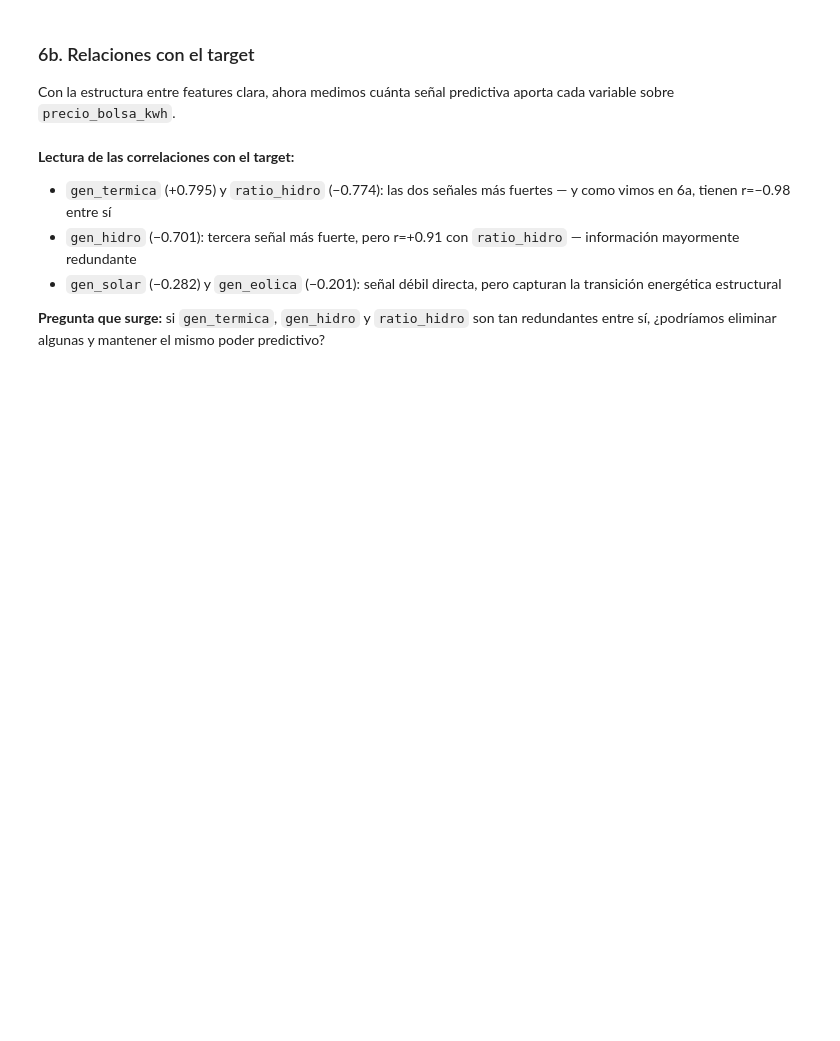
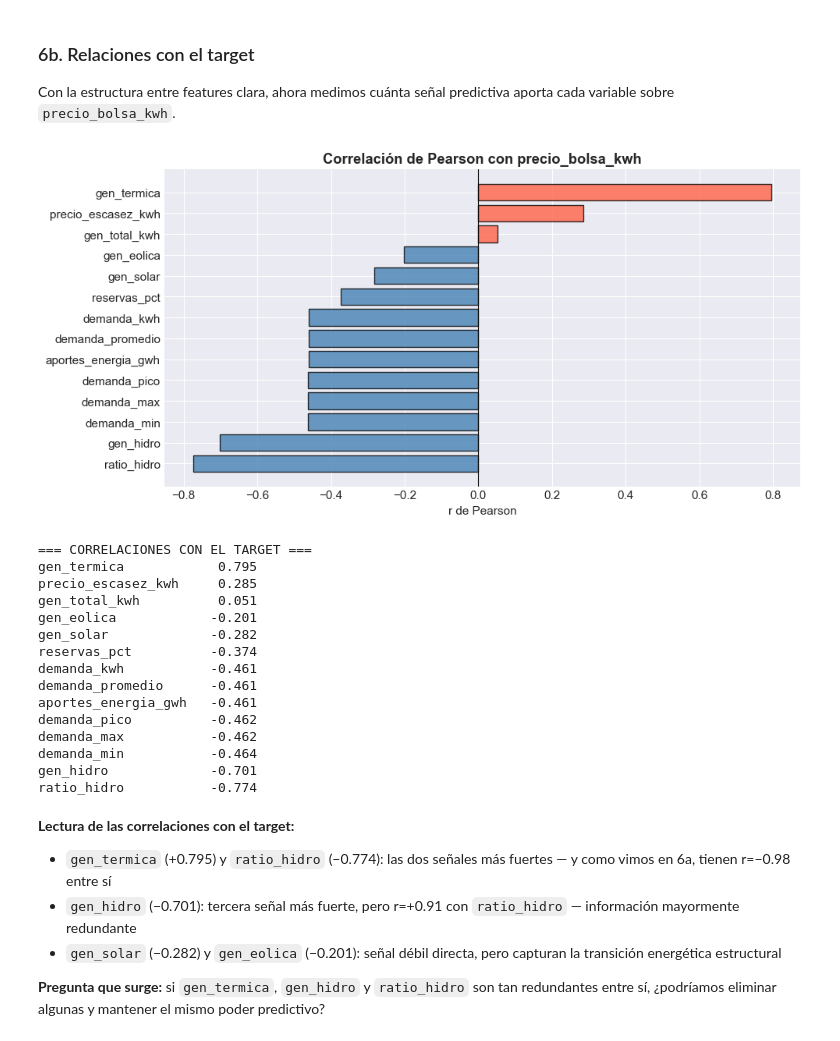
Before and after one commit to oalzatev/AprendizajeML, a Jupyter notebook: notebooks/entrega1_energia_colombia.ipynb, the cells around one changed output. Saved outputs shown, nothing was run; the diff lists cells and outputs as text; code cells hidden in the pictures; blank space fills up the shorter version.

```diff
--- a/notebooks/entrega1_energia_colombia.ipynb
+++ b/notebooks/entrega1_energia_colombia.ipynb
@@ -312,21 +527,42 @@ La señal se **amplifica** a lo largo de la cadena. La multicolinealidad entre `
 Con la estructura entre features clara, ahora medimos cuánta señal predictiva aporta cada variable sobre `precio_bolsa_kwh`.
 # %%
 # Correlaciones con el target
-cols_corr = [c for c in dataset.columns if c not in ['date', 'year_month', 'log_precio_bolsa']]
+excluir = ['date', 'year_month', 'log_precio_bolsa', 'periodo',
+           'diff_max_pico', 'dias_desde_inicio', 'solar_tendencia',
+           'solar_detrended', 'participacion_solar', 'solar_vs_hidro',
+           'termica_evitada_ref', 'solar_momentum_30d']
+cols_corr = [c for c in dataset.columns if c not in excluir]
 corr = dataset[cols_corr].corr()[TARGET].drop(TARGET).sort_values(ascending=False)
 
 fig, ax = plt.subplots(figsize=(10, 5))
 colors = ['tomato' if v > 0 else 'steelblue' for v in corr.values]
 ax.barh(corr.index, corr.values, color=colors, edgecolor='black', alpha=0.8)
 ax.axvline(0, color='black', linewidth=0.8)
 ax.set_title(f'Correlación de Pearson con {TARGET}', fontweight='bold')
 ax.set_xlabel('r de Pearson'); ax.invert_yaxis()
 plt.tight_layout()
 plt.savefig('figures/correlaciones_target.png', dpi=150, bbox_inches='tight')
 plt.show()
 
 print('\n=== CORRELACIONES CON EL TARGET ===')
 print(corr.round(3).to_string())
+# %% [output]
+[figure, added]
+=== CORRELACIONES CON EL TARGET ===
+gen_termica            0.795
+precio_escasez_kwh     0.285
+gen_total_kwh          0.051
+gen_eolica            -0.201
+gen_solar             -0.282
+reservas_pct          -0.374
+demanda_kwh           -0.461
+demanda_promedio      -0.461
+aportes_energia_gwh   -0.461
+demanda_pico          -0.462
+demanda_max           -0.462
+demanda_min           -0.464
+gen_hidro             -0.701
+ratio_hidro           -0.774
 # %% [markdown]
 **Lectura de las correlaciones con el target:**
 
```
Also changed, not shown: parts of 49 cells of this notebook, 6 other files.
